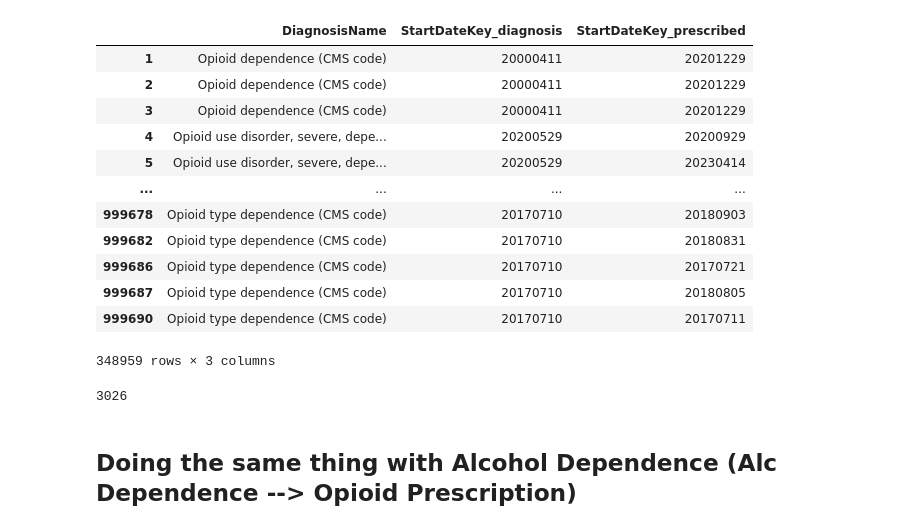
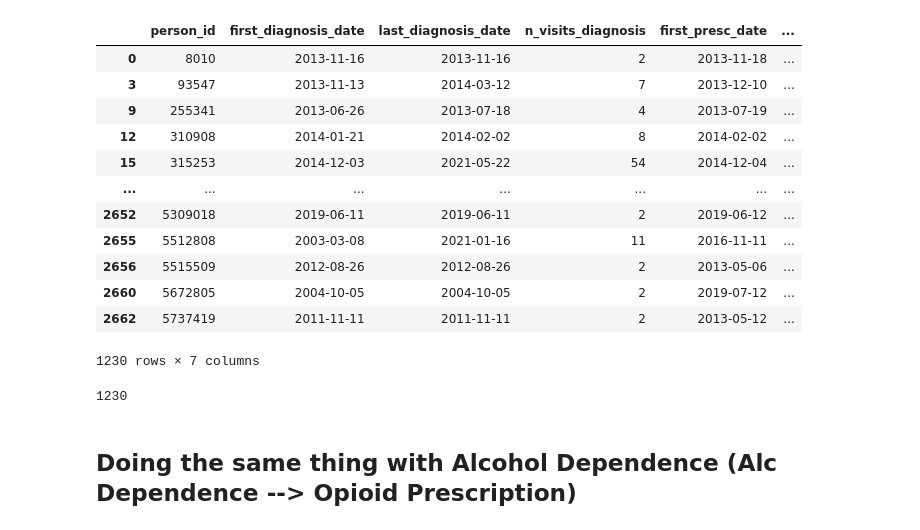
Before and after one commit to sanjayontheweb/SergioRotation, a Jupyter notebook: AddictionEHRQuery.ipynb, the cells around one changed output. Drawn from its saved outputs; the diff is of its cells as text; code cells hidden in the pictures.

Commit message:
Transitioned code to OMOP fully

```diff
--- a/AddictionEHRQuery.ipynb
+++ b/AddictionEHRQuery.ipynb
@@ -4,8 +4,10 @@ import pandas as pd
 import configparser
 import matplotlib.pyplot as plt
 # %%
+#Set up OMOP database connection
+
 config = configparser.ConfigParser()
-config.read('db_config.ini')
+config.read('omop_db_config.ini')
 
 db_host = config['database']['host']
 db_user = config['database']['user']
@@ -13,17 +15,18 @@ db_password = config['database']['password']
 db_name = config['database']['dbname']
 
 sql_conn = pymssql.connect(db_host, db_user, db_password, db_name)
+cursor = sql_conn.cursor(as_dict=True)
 # %%
-def get_data(query, columns = None):
-    """Query in SQL STRING
-    Columns = List of strings representing the columns for the df"""
-    mycursor = sql_conn.cursor()
-    mycursor.execute(query)
-    result = mycursor.fetchall()
-    data_list = list(result)
-    if columns == None:
-        df = pd.DataFrame(data_list)
-        return df
-    else:
-        df = pd.DataFrame(data_list, columns= columns)
-        return df
+#Functions to query db
+def get_data(sql_conn, query):
+    cursor = sql_conn.cursor(as_dict=True)
+    cursor.execute(query)
+    results = cursor.fetchall()
+    columns = [column[0] for column in cursor.description]
+    df = pd.DataFrame(results, columns=columns)
+    return df
+
+def run_query(sql_conn, query):
+    cursor = sql_conn.cursor(as_dict=True)
+    cursor.execute(query)
+    return None
@@ -101,27 +138,27 @@ opioid_prescribed.head()
 # %%
 #Merge the prescribed and diagnosis dataframes
-opioid_composite = pd.merge(opioid_diagnosis, opioid_prescribed, on="PatientDurableKey", suffixes=('_diagnosis', '_prescribed'))
+opioid_composite = pd.merge(opioid_dep_population, opioid_presc_population, on="person_id", suffixes=('_diagnosis', '_prescribed'))
 
 # Filter where the startDateKey from opioid_diagnosis is smaller than the startDateKey from opioid_prescribed
-filtered_opioid_composite = opioid_composite[(opioid_composite['StartDateKey_diagnosis'] < opioid_composite['StartDateKey_prescribed']) & (opioid_composite['StartDateKey_diagnosis'] > 0)]
+filtered_opioid_composite = opioid_composite[(opioid_composite['first_diagnosis_date'] < opioid_composite['first_presc_date'])]
 # %%
-filtered_opioid_composite[["DiagnosisName", "StartDateKey_diagnosis", "StartDateKey_prescribed"]]
+filtered_opioid_composite
 # %% [output]
-|  | DiagnosisName | StartDateKey_diagnosis | StartDateKey_prescribed |
-| 1 | Opioid dependence (CMS code) | 20000411 | 20201229 |
-| 2 | Opioid dependence (CMS code) | 20000411 | 20201229 |
-| 3 | Opioid dependence (CMS code) | 20000411 | 20201229 |
-| 4 | Opioid use disorder, severe, depe... | 20200529 | 20200929 |
-| 5 | Opioid use disorder, severe, depe... | 20200529 | 20230414 |
-| ... | ... | ... | ... |
-| 999678 | Opioid type dependence (CMS code) | 20170710 | 20180903 |
-| 999682 | Opioid type dependence (CMS code) | 20170710 | 20180831 |
-| 999686 | Opioid type dependence (CMS code) | 20170710 | 20170721 |
-| 999687 | Opioid type dependence (CMS code) | 20170710 | 20180805 |
-| 999690 | Opioid type dependence (CMS code) | 20170710 | 20170711 |
+|  | person_id | first_diagnosis_date | last_diagnosis_date | n_visits_diagnosis | first_presc_date | ... |
+| 0 | 8010 | 2013-11-16 | 2013-11-16 | 2 | 2013-11-18 | ... |
+| 3 | 93547 | 2013-11-13 | 2014-03-12 | 7 | 2013-12-10 | ... |
+| 9 | 255341 | 2013-06-26 | 2013-07-18 | 4 | 2013-07-19 | ... |
+| 12 | 310908 | 2014-01-21 | 2014-02-02 | 8 | 2014-02-02 | ... |
+| 15 | 315253 | 2014-12-03 | 2021-05-22 | 54 | 2014-12-04 | ... |
+| ... | ... | ... | ... | ... | ... | ... |
+| 2652 | 5309018 | 2019-06-11 | 2019-06-11 | 2 | 2019-06-12 | ... |
+| 2655 | 5512808 | 2003-03-08 | 2021-01-16 | 11 | 2016-11-11 | ... |
+| 2656 | 5515509 | 2012-08-26 | 2012-08-26 | 2 | 2013-05-06 | ... |
+| 2660 | 5672805 | 2004-10-05 | 2004-10-05 | 2 | 2019-07-12 | ... |
+| 2662 | 5737419 | 2011-11-11 | 2011-11-11 | 2 | 2013-05-12 | ... |
-348959 rows × 3 columns
+1230 rows × 7 columns
 # %%
 # How many unique patients have been prescribed opioids AFTER being diagnosed with opioid dependency?
-filtered_opioid_composite['PatientDurableKey'].nunique()
+filtered_opioid_composite['person_id'].nunique()
 # %% [output]
-3026
+1230
```
Also changed, not shown: parts of 23 cells of this notebook.
